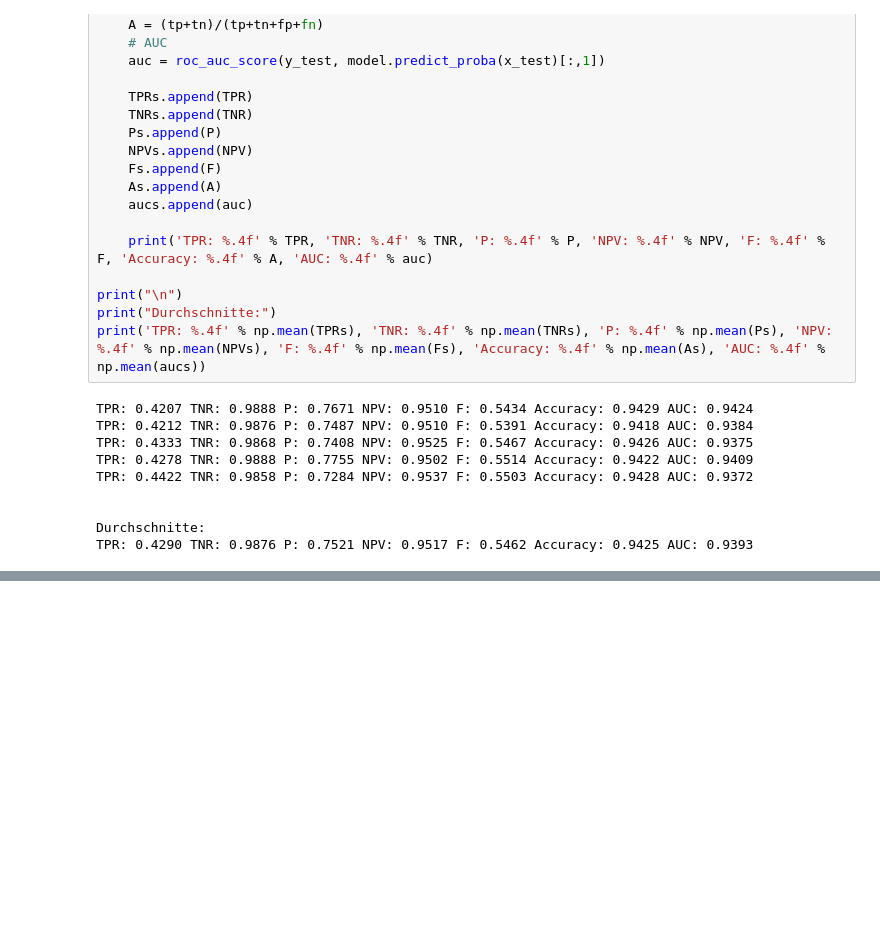
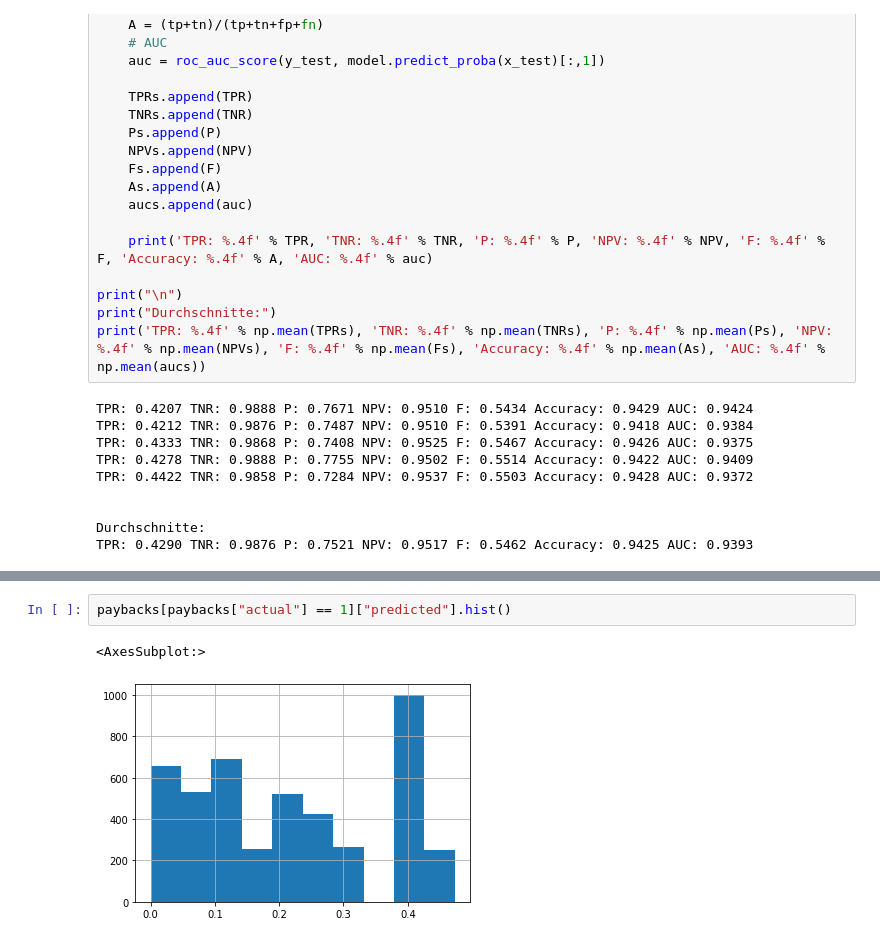
Before and after one commit to robertgraefe/Masterarbeit, a Jupyter notebook: Jupyter Notebook/5. Models/Esembler/2. Decision Tree/2.6. Model Decision All.ipynb, the cells around one changed output, grey strips where cells are left out. Saved outputs shown, nothing was run; the diff lists cells and outputs as text; blank space fills up the shorter version.

```diff
--- a/Jupyter Notebook/5. Models/Esembler/2. Decision Tree/2.6. Model Decision All.ipynb
+++ b/Jupyter Notebook/5. Models/Esembler/2. Decision Tree/2.6. Model Decision All.ipynb
@@ -420,0 +419,5 @@ pred_defaults["predicted"].hist()
+# %%
+paybacks[paybacks["actual"] == 1]["predicted"].hist()
+# %% [output]
+<AxesSubplot:>
+[figure, added]
```
Also changed, not shown: parts of 10 cells of this notebook, 10 other files.
